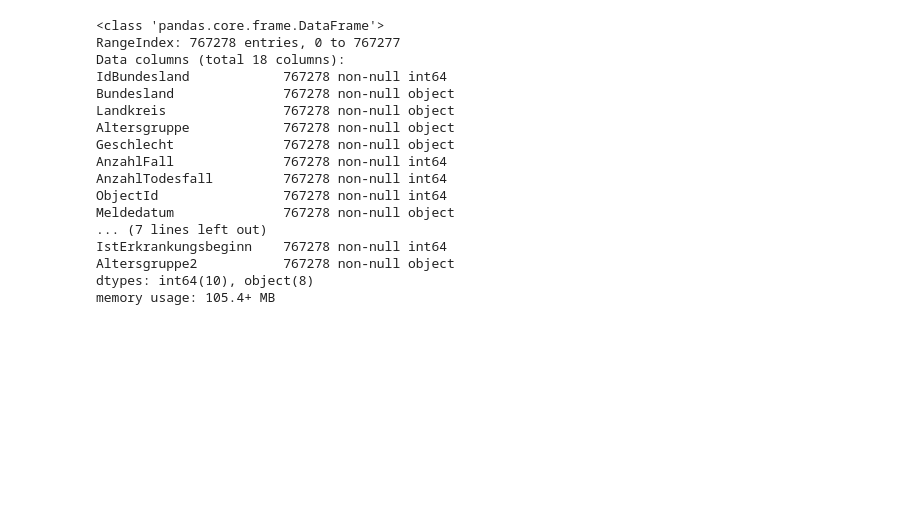
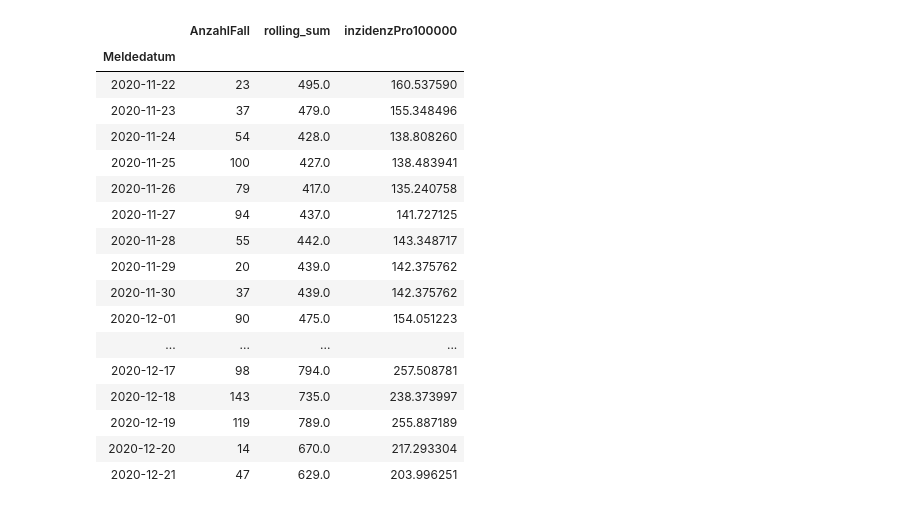
Before and after one commit to pandabear-de/covid-19, a Jupyter notebook: Corona_Wetterau_Inzidenz.ipynb, the cells around one changed output. Cells and saved outputs as stored; diff of their text form; code cells hidden in the pictures; blank space fills up the shorter version.

```diff
--- a/Corona_Wetterau_Inzidenz.ipynb
+++ b/Corona_Wetterau_Inzidenz.ipynb
@@ -49,20 +75,21 @@ rki[rki.Landkreis.str.contains('Wetterau')]
-# %%
-rki.info()
-# %% [output]
-<class 'pandas.core.frame.DataFrame'>
-RangeIndex: 767278 entries, 0 to 767277
-Data columns (total 18 columns):
-IdBundesland            767278 non-null int64
-Bundesland              767278 non-null object
-Landkreis               767278 non-null object
-Altersgruppe            767278 non-null object
-Geschlecht              767278 non-null object
-AnzahlFall              767278 non-null int64
-AnzahlTodesfall         767278 non-null int64
-ObjectId                767278 non-null int64
-Meldedatum              767278 non-null object
-... (7 lines left out)
-IstErkrankungsbeginn    767278 non-null int64
-Altersgruppe2           767278 non-null object
-dtypes: int64(10), object(8)
-memory usage: 105.4+ MB
+# %%
+lk_groupby_old.tail(30)
+# %% [output]
+|  | AnzahlFall | rolling_sum | inzidenzPro100000 |
+| Meldedatum |  |  |  |
+| 2020-11-22 | 23 | 495.0 | 160.537590 |
+| 2020-11-23 | 37 | 479.0 | 155.348496 |
+| 2020-11-24 | 54 | 428.0 | 138.808260 |
+| 2020-11-25 | 100 | 427.0 | 138.483941 |
+| 2020-11-26 | 79 | 417.0 | 135.240758 |
+| 2020-11-27 | 94 | 437.0 | 141.727125 |
+| 2020-11-28 | 55 | 442.0 | 143.348717 |
+| 2020-11-29 | 20 | 439.0 | 142.375762 |
+| 2020-11-30 | 37 | 439.0 | 142.375762 |
+| 2020-12-01 | 90 | 475.0 | 154.051223 |
+| ... | ... | ... | ... |
+| 2020-12-17 | 98 | 794.0 | 257.508781 |
+| 2020-12-18 | 143 | 735.0 | 238.373997 |
+| 2020-12-19 | 119 | 789.0 | 255.887189 |
+| 2020-12-20 | 14 | 670.0 | 217.293304 |
+| 2020-12-21 | 47 | 629.0 | 203.996251 |
```
Also changed, not shown: parts of 30 cells of this notebook.
